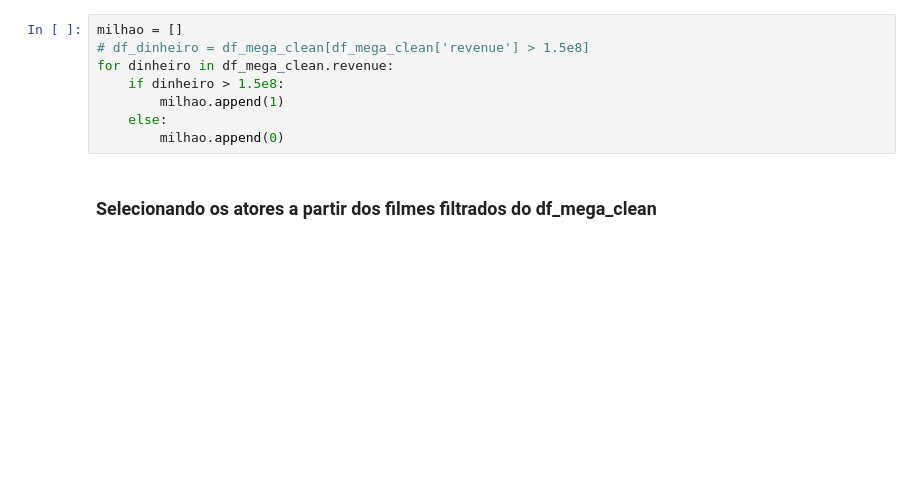
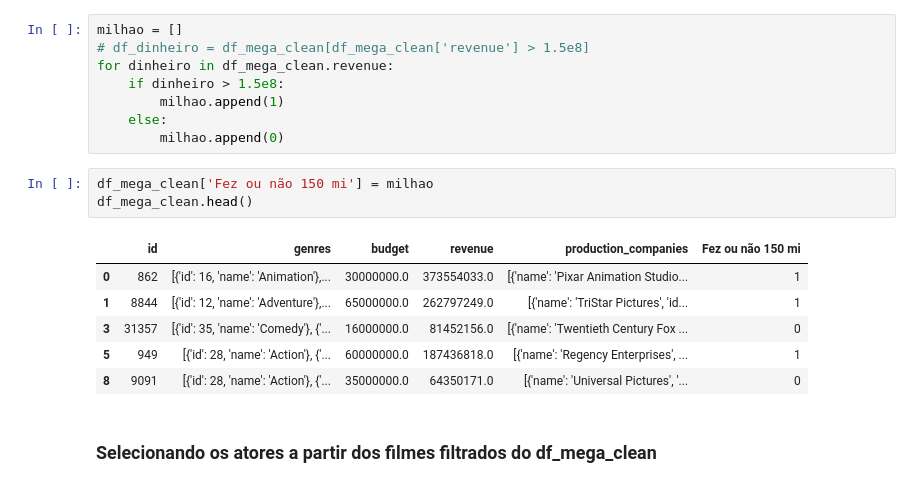
Before and after one commit to joaogcfa/Classificador_de_Filmes, a Jupyter notebook: P3_Jup_inicial1.ipynb, the cells around one changed output. Cells and saved outputs as stored; diff of their text form; blank space fills up the shorter version.

```diff
--- a/P3_Jup_inicial1.ipynb
+++ b/P3_Jup_inicial1.ipynb
@@ -135,6 +115,16 @@ for dinheiro in df_mega_clean.revenue:
         milhao.append(1)
     else:
         milhao.append(0)
+# %%
+df_mega_clean['Fez ou não 150 mi'] = milhao
+df_mega_clean.head()
+# %% [output]
+|  | id | genres | budget | revenue | production_companies | Fez ou não 150 mi |
+| 0 | 862 | [{'id': 16, 'name': 'Animation'},... | 30000000.0 | 373554033.0 | [{'name': 'Pixar Animation Studio... | 1 |
+| 1 | 8844 | [{'id': 12, 'name': 'Adventure'},... | 65000000.0 | 262797249.0 | [{'name': 'TriStar Pictures', 'id... | 1 |
+| 3 | 31357 | [{'id': 35, 'name': 'Comedy'}, {'... | 16000000.0 | 81452156.0 | [{'name': 'Twentieth Century Fox ... | 0 |
+| 5 | 949 | [{'id': 28, 'name': 'Action'}, {'... | 60000000.0 | 187436818.0 | [{'name': 'Regency Enterprises', ... | 1 |
+| 8 | 9091 | [{'id': 28, 'name': 'Action'}, {'... | 35000000.0 | 64350171.0 | [{'name': 'Universal Pictures', '... | 0 |
 # %% [markdown]
 ### Selecionando os atores a partir dos filmes filtrados do df_mega_clean
 # %%
```
Also changed, not shown: parts of 16 cells of this notebook.
